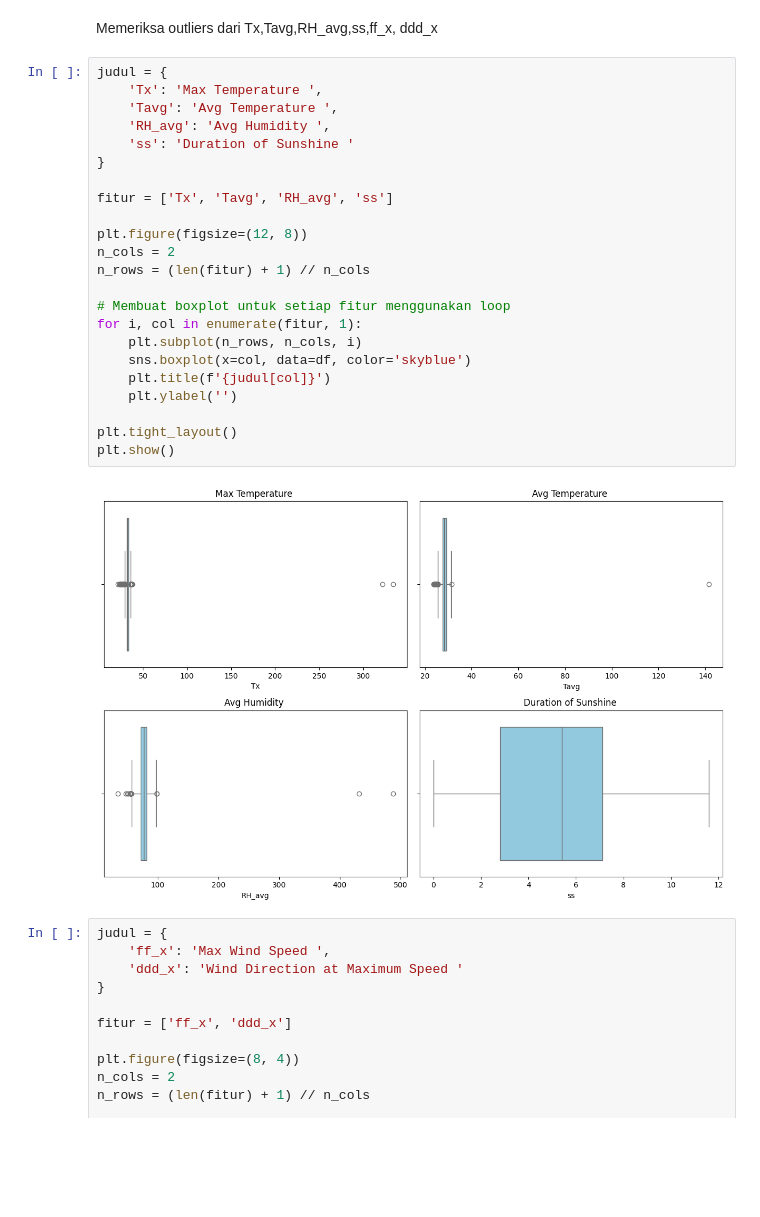
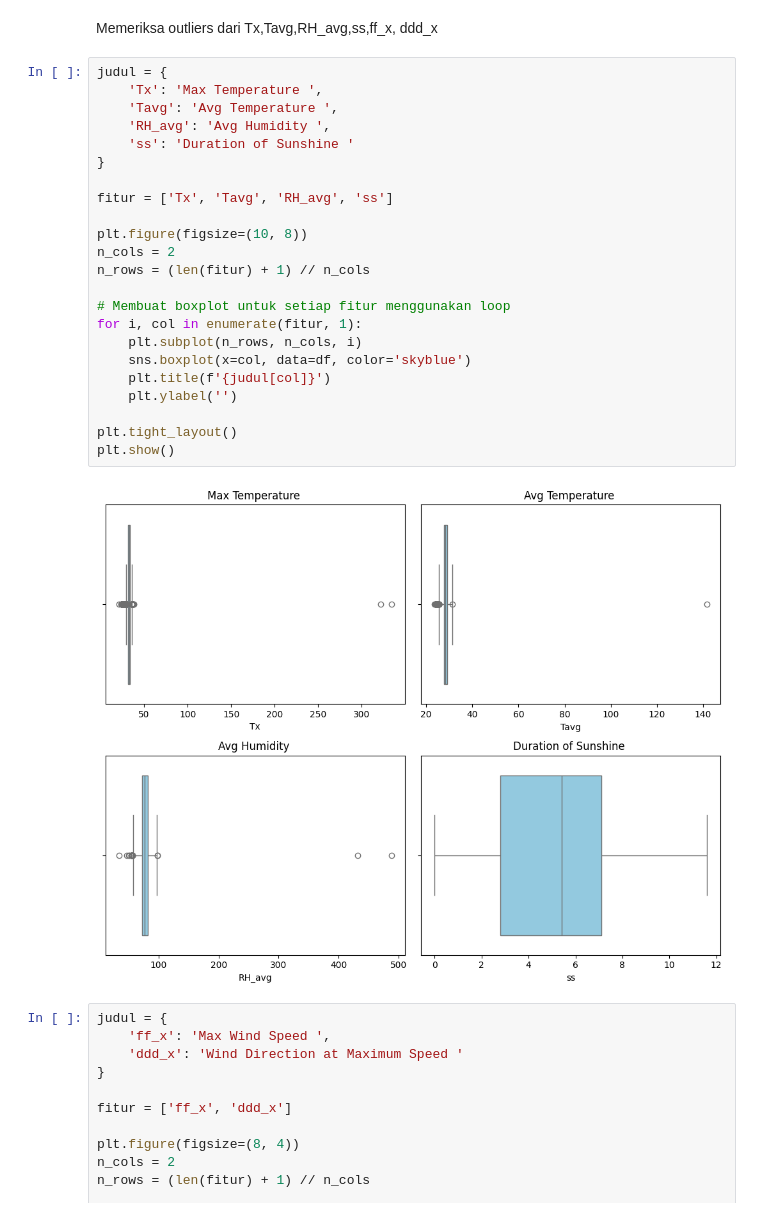
Before and after one commit to Fadhil-hi/Intern-BCC-2024, a Jupyter notebook: Code/first_EDA.ipynb, the cells around one changed output. Drawn from its saved outputs; the diff is of its cells as text; blank space fills up the shorter version.

Commit message:
Mempersingkat koding dan improve Visualisasi

```diff
--- a/Code/first_EDA.ipynb
+++ b/Code/first_EDA.ipynb
@@ -368,28 +367,28 @@ Memeriksa outliers dari Tx,Tavg,RH_avg,ss,ff_x, ddd_x
 # %%
 judul = {
     'Tx': 'Max Temperature ',
     'Tavg': 'Avg Temperature ',
     'RH_avg': 'Avg Humidity ',
     'ss': 'Duration of Sunshine '
 }
 
 fitur = ['Tx', 'Tavg', 'RH_avg', 'ss']
 
-plt.figure(figsize=(12, 8))
+plt.figure(figsize=(10, 8))
 n_cols = 2
 n_rows = (len(fitur) + 1) // n_cols
 
 # Membuat boxplot untuk setiap fitur menggunakan loop
 for i, col in enumerate(fitur, 1):
     plt.subplot(n_rows, n_cols, i)
     sns.boxplot(x=col, data=df, color='skyblue')
     plt.title(f'{judul[col]}')
     plt.ylabel('')
 
 plt.tight_layout()
 plt.show()
 # %% [output]
-[figure, old version]
+[figure, new version]
 # %%
 judul = {
     'ff_x': 'Max Wind Speed ',
```
Also changed, not shown: parts of 19 cells of this notebook.
